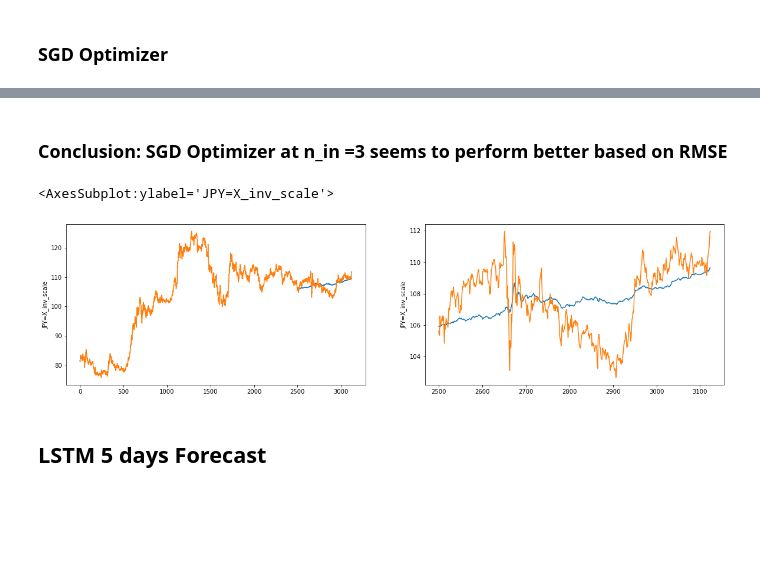
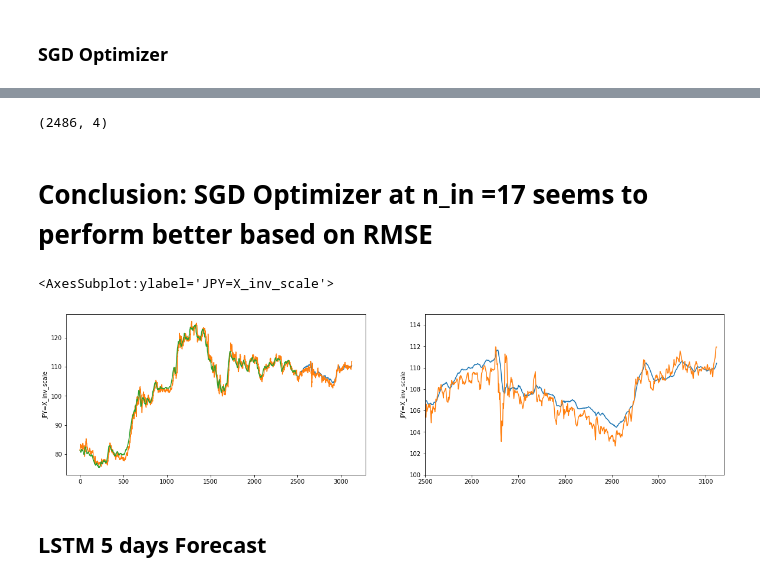
Before and after one commit to Kliklok/Markus_Aditya_Surya_Widjaja, a Jupyter notebook: Multivariate Prediction/JPY Prediction.ipynb, the cells around one changed output, grey strips where cells are left out. Cells and saved outputs as stored; diff of their text form; code cells hidden in the pictures; blank space fills up the shorter version.

```diff
--- a/Multivariate Prediction/JPY Prediction.ipynb
+++ b/Multivariate Prediction/JPY Prediction.ipynb
@@ -1401,15 +1198,22 @@ best_n_in
+# %%
+train_X, train_y = train[:, :n_in*ac3test.shape[1]], train[:,-ac3test.shape[1]:]
+train_y.shape
+# %% [output]
+(2486, 4)
 # %% [markdown]
-### Conclusion: SGD Optimizer at n_in =3 seems to perform better based on RMSE
+# Conclusion: SGD Optimizer at n_in =17 seems to perform better based on RMSE
 # %%
 fig, (ax1,ax2) = plt.subplots(1, 2,figsize = (20,5))
 sns.lineplot(data=best_yhat2['JPY=X_inv_scale'], ax=ax1)
 sns.lineplot(data=ac1['JPY=X'], ax=ax1)
+sns.lineplot(data=best_yhat2_train['JPY=X_inv_scale'], ax=ax1)
 
-sns.lineplot(data=best_yhat2['JPY=X_inv_scale'], ax=ax2)
-sns.lineplot(data=ac1['JPY=X'][2500:], ax=ax2)
+sns.lineplot(data=best_yhat2['JPY=X_inv_scale'], ax=ax2).set(xlim=(2500,3140),ylim=(100,115))
+sns.lineplot(data=ac1['JPY=X'], ax=ax2)
+#sns.lineplot(data=best_yhat2_train['JPY=X_inv_scale'][2500:], ax=ax2)
 # %% [output]
 <AxesSubplot:ylabel='JPY=X_inv_scale'>
-[figure, old version]
+[figure, new version]
 # %% [markdown]
 ## LSTM 5 days Forecast
 # %%
```
Also changed, not shown: parts of 46 cells of this notebook, 1 other file.
